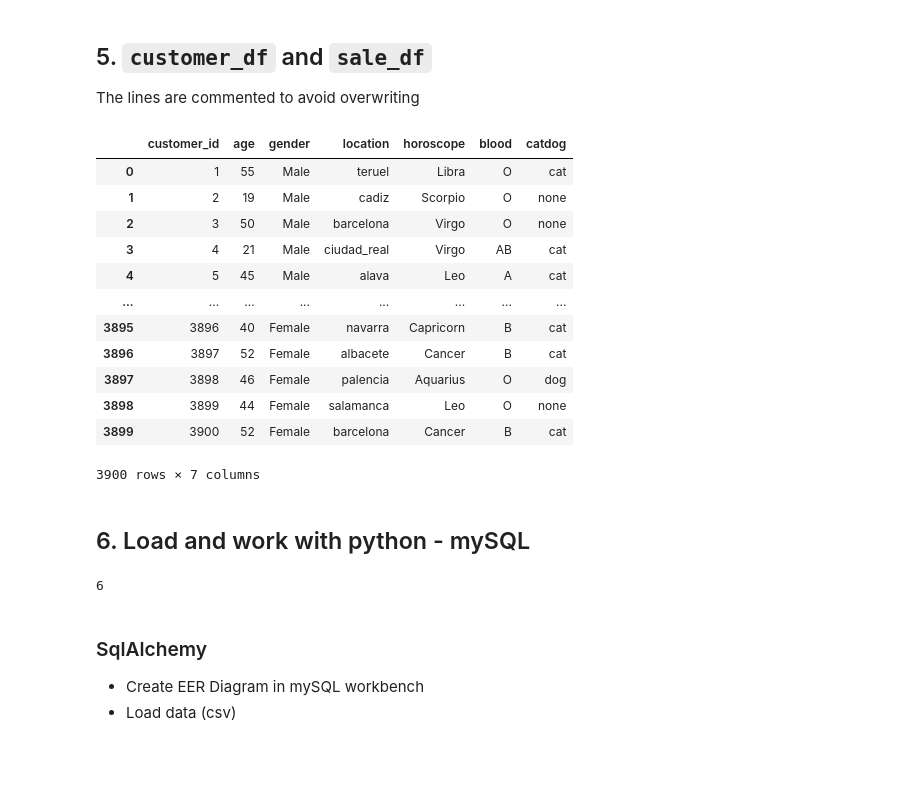
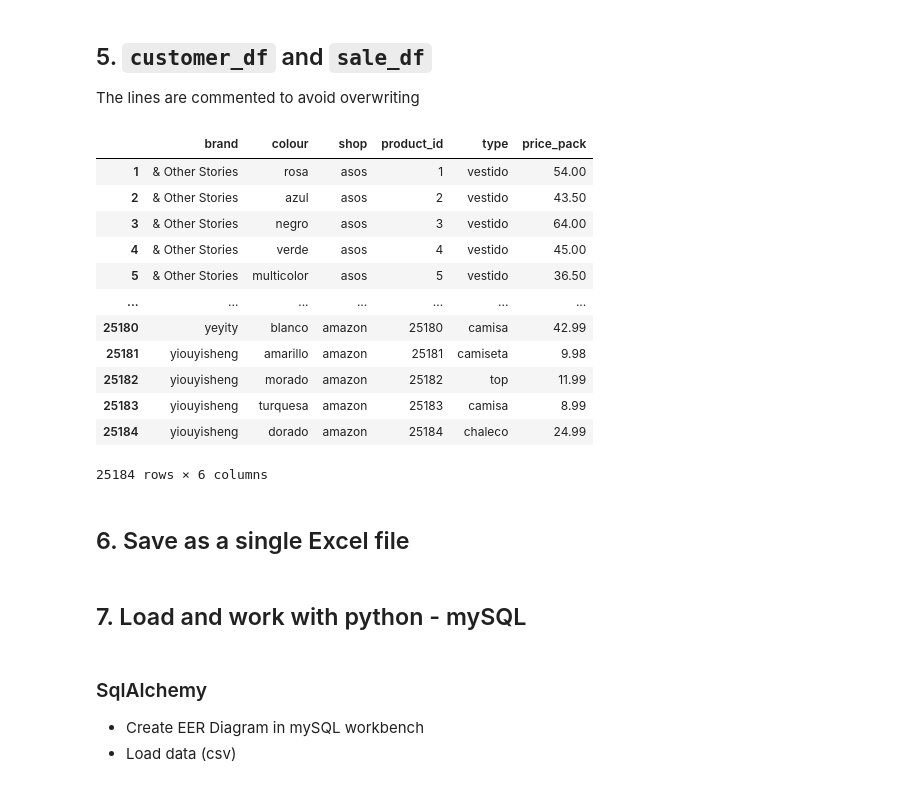
Before and after one commit to maluque/EDA_VIZ_project, a Jupyter notebook: notebooks/3-transform_load2.ipynb, the cells around one changed output. Cells and saved outputs as stored; diff of their text form; code cells hidden in the pictures; blank space fills up the shorter version.

```diff
--- a/notebooks/3-transform_load2.ipynb
+++ b/notebooks/3-transform_load2.ipynb
@@ -281,19 +281,22 @@ The lines are commented to avoid overwriting
 # %%
 #customer_df.to_csv('../data/clean/customer_df.csv', index=False)
 #sale_df.to_csv('../data/clean/sale_df.csv', index=False)
-# %%
-customer_df
-# %% [output]
-|  | customer_id | age | gender | location | horoscope | blood | catdog |
-| 0 | 1 | 55 | Male | teruel | Libra | O | cat |
-| 1 | 2 | 19 | Male | cadiz | Scorpio | O | none |
-| 2 | 3 | 50 | Male | barcelona | Virgo | O | none |
-| 3 | 4 | 21 | Male | ciudad_real | Virgo | AB | cat |
-| 4 | 5 | 45 | Male | alava | Leo | A | cat |
-| ... | ... | ... | ... | ... | ... | ... | ... |
-| 3895 | 3896 | 40 | Female | navarra | Capricorn | B | cat |
-| 3896 | 3897 | 52 | Female | albacete | Cancer | B | cat |
-| 3897 | 3898 | 46 | Female | palencia | Aquarius | O | dog |
-| 3898 | 3899 | 44 | Female | salamanca | Leo | O | none |
-| 3899 | 3900 | 52 | Female | barcelona | Cancer | B | cat |
-3900 rows × 7 columns
+# %%
+product_simple
+#customer_df
+# %% [output]
+|  | brand | colour | shop | product_id | type | price_pack |
+| 1 | & Other Stories | rosa | asos | 1 | vestido | 54.00 |
+| 2 | & Other Stories | azul | asos | 2 | vestido | 43.50 |
+| 3 | & Other Stories | negro | asos | 3 | vestido | 64.00 |
+| 4 | & Other Stories | verde | asos | 4 | vestido | 45.00 |
+| 5 | & Other Stories | multicolor | asos | 5 | vestido | 36.50 |
+| ... | ... | ... | ... | ... | ... | ... |
+| 25180 | yeyity | blanco | amazon | 25180 | camisa | 42.99 |
+| 25181 | yiouyisheng | amarillo | amazon | 25181 | camiseta | 9.98 |
+| 25182 | yiouyisheng | morado | amazon | 25182 | top | 11.99 |
+| 25183 | yiouyisheng | turquesa | amazon | 25183 | camisa | 8.99 |
+| 25184 | yiouyisheng | dorado | amazon | 25184 | chaleco | 24.99 |
+25184 rows × 6 columns
+# %% [markdown]
+## 6. Save as a single Excel file
@@ -300,18 +316,2 @@ customer_df
 # %% [markdown]
-## 6. Load and work with python - mySQL
+## 7. Load and work with python - mySQL
-# %%
-file_path = "../notebooks/temp/logs/PASSES.py"
-
-# Create an empty namespace (dictionary) to store variables
-namespace = {}
-
-# Execute the Python file and populate the namespace
-with open(file_path, "r") as reader:
-    exec(reader.read(), namespace)
-
-# Access the imported variable
-SQL = namespace.get("SQL")
-
-len(SQL)
-# %% [output]
-6
```
Also changed, not shown: parts of 27 cells of this notebook, 14 other files.
